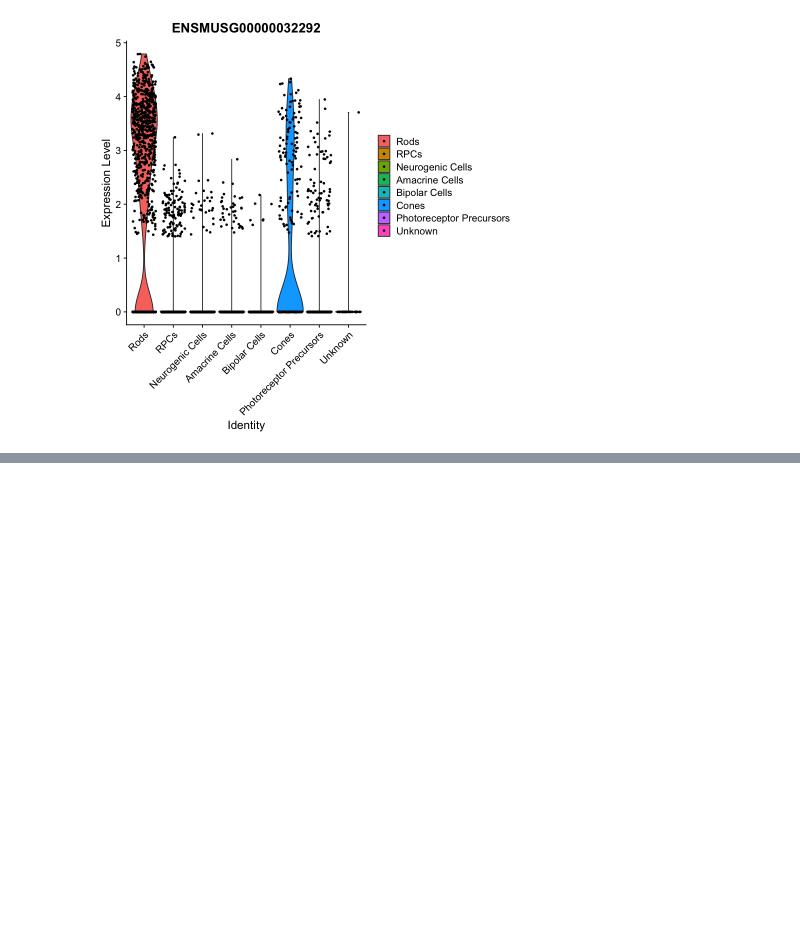
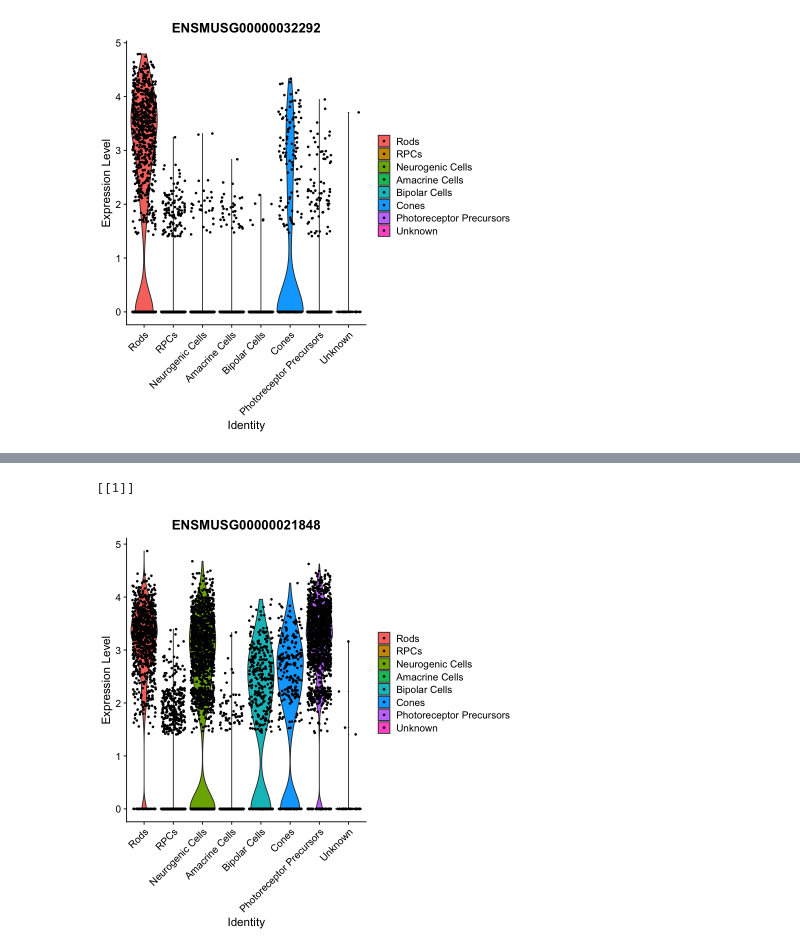
Before and after one commit to ironman-tetsuo/Introduction_to_scRNA-seq, a Jupyter notebook: 1_Clark_P2_Retina/Clark_P2_Retina.ipynb, the cells around one changed output, grey strips where cells are left out. Saved outputs shown, nothing was run; the diff lists cells and outputs as text; code cells hidden in the pictures; blank space fills up the shorter version.

```diff
--- a/1_Clark_P2_Retina/Clark_P2_Retina.ipynb
+++ b/1_Clark_P2_Retina/Clark_P2_Retina.ipynb
@@ -660,0 +663,6 @@ VlnPlot(dat, features = c("ENSMUSG00000032292", "ENSMUSG00000006007", "ENSMUSG00
+# %%
+#Viologin plot for photoreceptor precursors markers (ENSMUSG00000025927, Tfap2b)
+VlnPlot(dat, features = c("ENSMUSG00000021848"), pt.size=0.8, ncol=1, combine=FALSE)
+# %% [output]
+[[1]]
+[figure, added]
```
Also changed, not shown: parts of 2 cells of this notebook.
